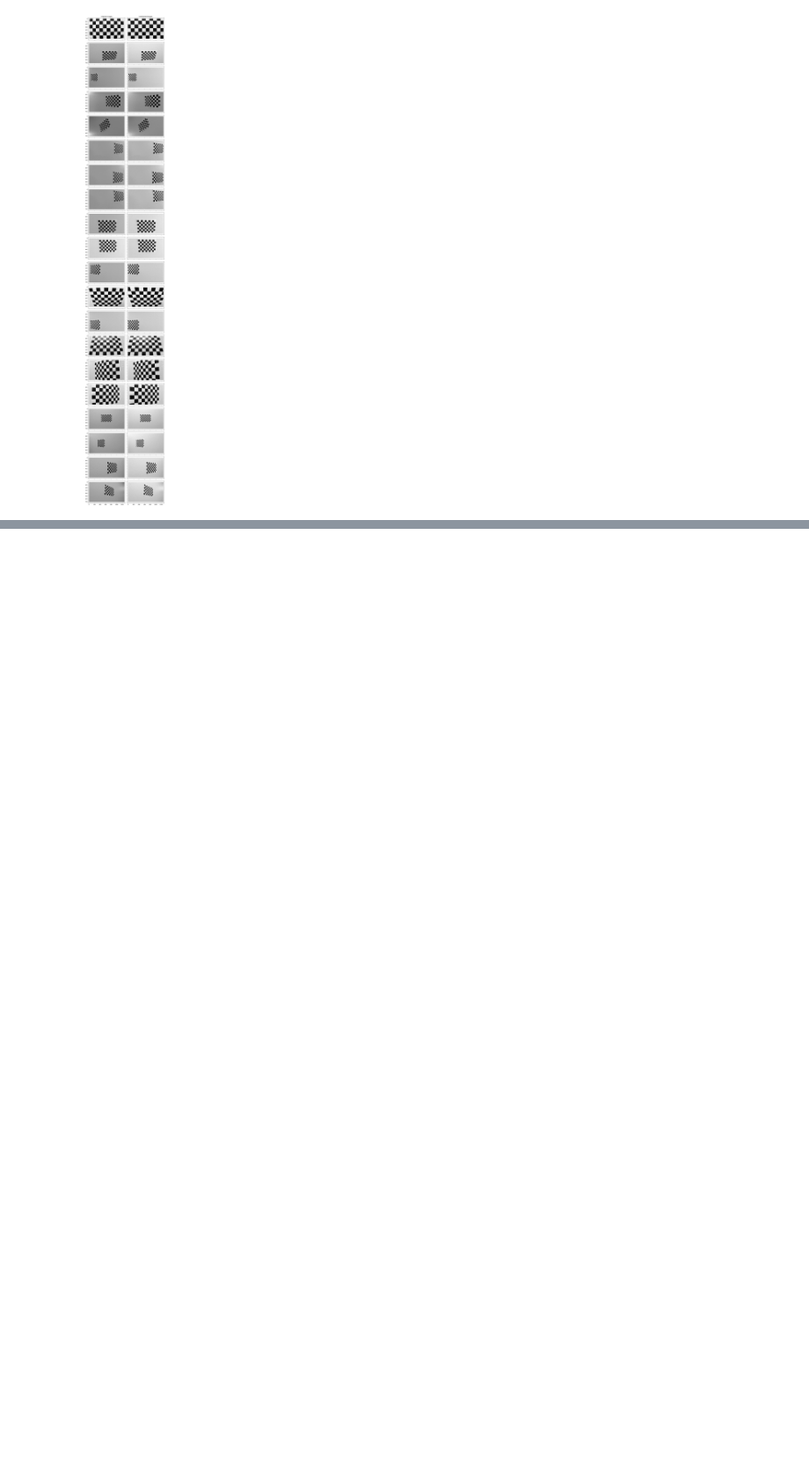
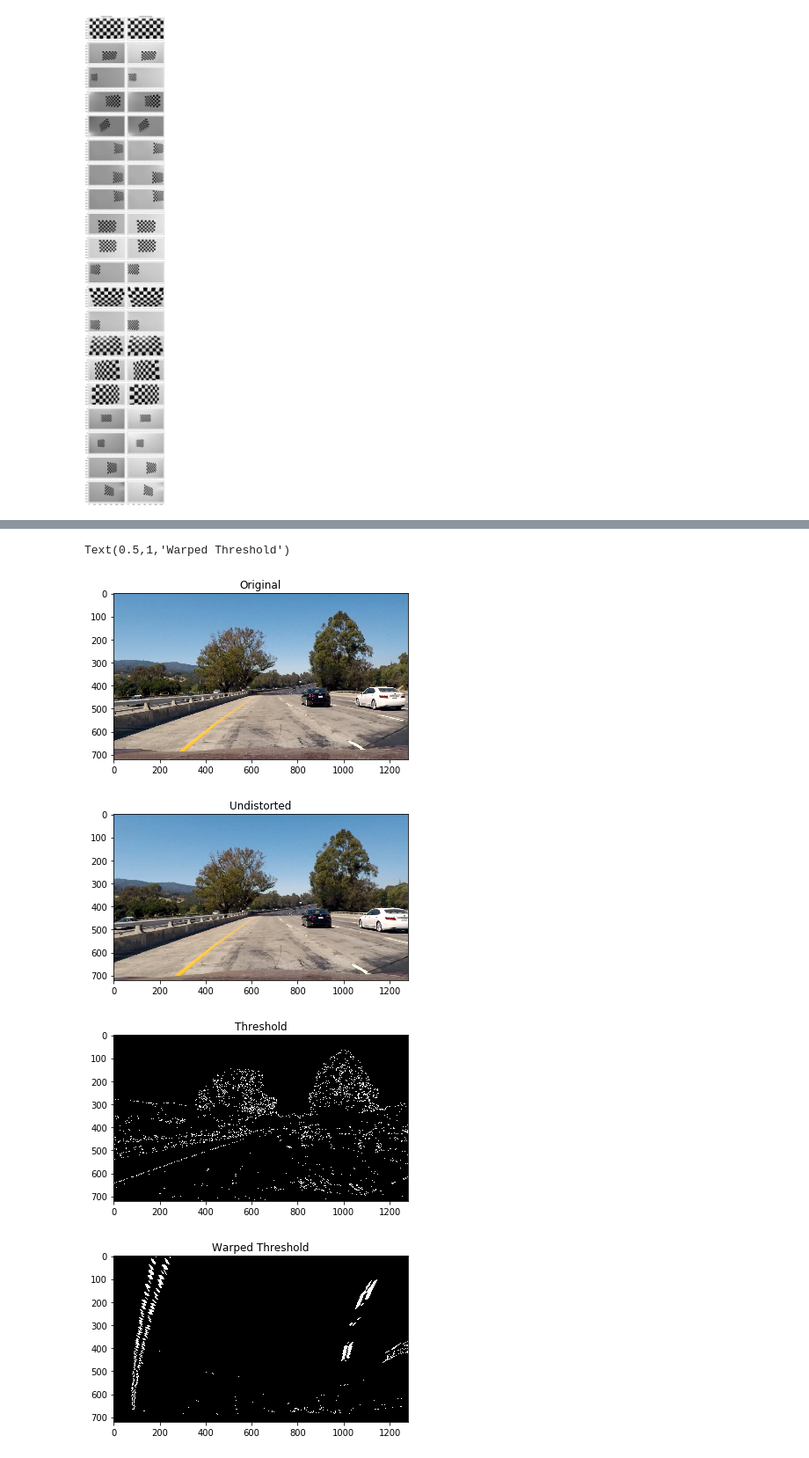
Before and after one commit to rjmoss/CarND-Advanced-Lane-Lines, a Jupyter notebook: pipeline.ipynb, the cells around one changed output, grey strips where cells are left out. Shown at 88% size. Drawn from its saved outputs; the diff is of its cells as text; code cells hidden in the pictures; blank space fills up the shorter version.

Commit message:
Bugfix need type np.unit8 for cv2.warpPerspective. Modified destination for perspective transform.

```diff
--- a/pipeline.ipynb
+++ b/pipeline.ipynb
@@ -214,20 +219,26 @@ def visualisation():
 # %%
 test = test_images[0]
 test = cv2.cvtColor(test, cv2.COLOR_BGR2RGB)
 plt.imshow(test)
 plt.title('Original')
 
 test_undist = cv2.undistort(test, calibration['mtx'], calibration['dist'], None, calibration['mtx'])
 plt.figure()
 plt.imshow(test_undist)
 plt.title('Undistorted')
 
 threshold_binary = threshold_combination(test_undist, False)
 plt.figure()
 plt.imshow(threshold_binary, cmap='gray')
 plt.title('Threshold')
 
-warped_binary = cv2.warpPerspective(threshold_binary, M, img_size, flags=cv2.INTER_LINEAR)
+warped_binary = cv2.warpPerspective(np.uint8(threshold_binary), M, img_size, flags=cv2.INTER_LINEAR)
 plt.figure()
-plt.imshow(threshold_binary, cmap='gray')
+plt.imshow(warped_binary, cmap='gray')
 plt.title('Warped Threshold')
+# %% [output]
+Text(0.5,1,'Warped Threshold')
+[figure, added]
+[figure, added]
+[figure, added]
+[figure, added]
```
Also changed, not shown: parts of 5 cells of this notebook, 2 other files.
